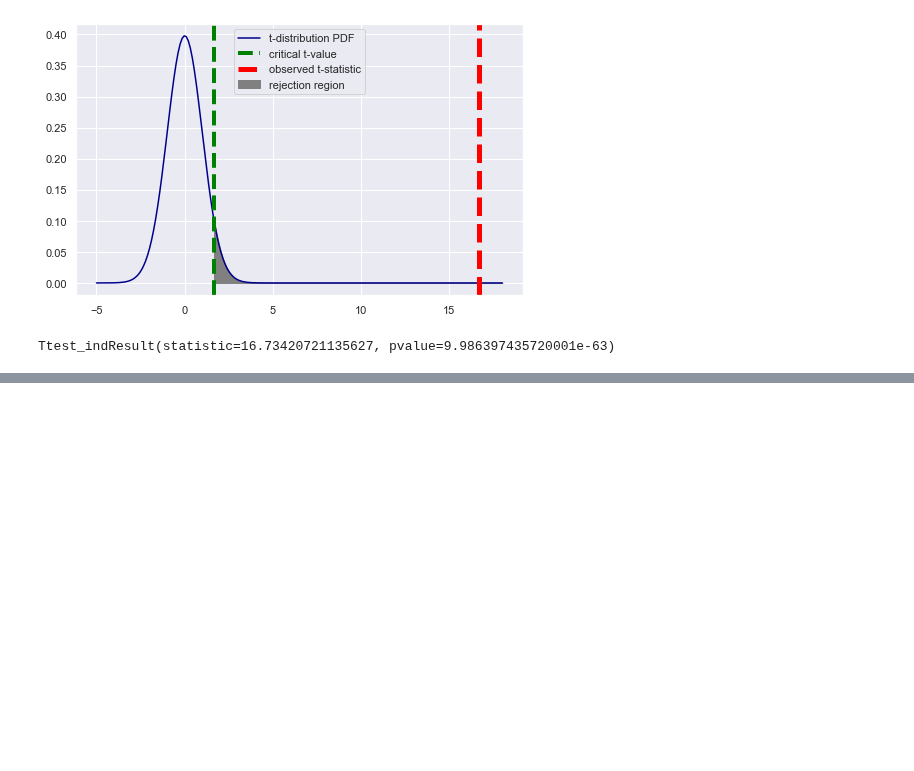
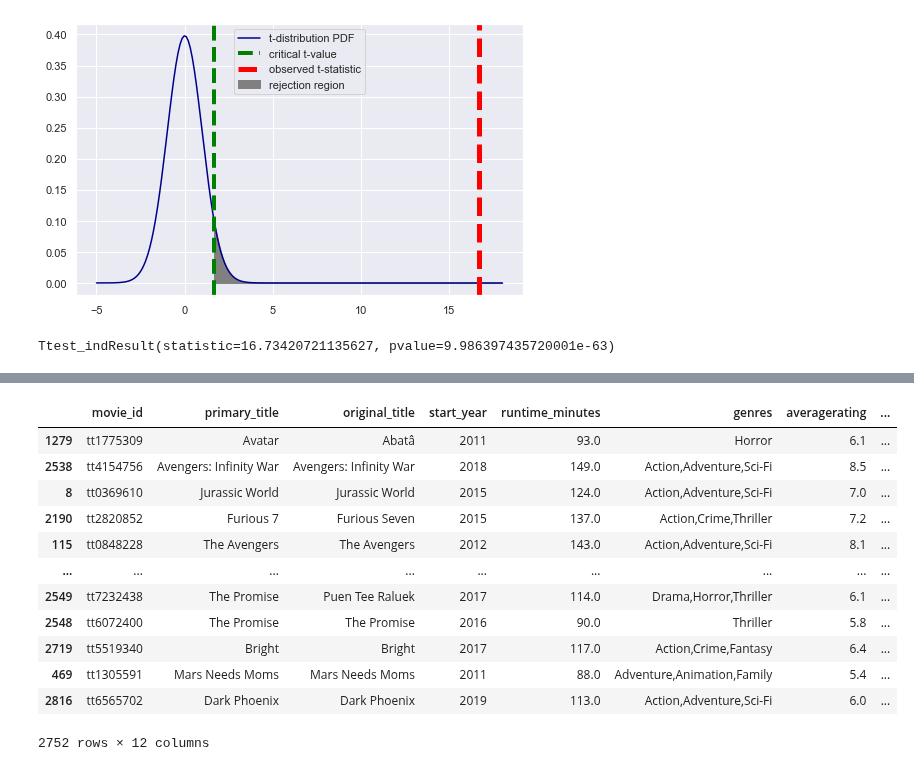
Before and after one commit to reboyce/Gilbert-Team-Repo, a Jupyter notebook: Notebooks/Reece's Notebook.ipynb, the cells around one changed output, grey strips where cells are left out. Saved outputs shown, nothing was run; the diff lists cells and outputs as text; code cells hidden in the pictures; blank space fills up the shorter version.

```diff
--- a/Notebooks/Reece's Notebook.ipynb
+++ b/Notebooks/Reece's Notebook.ipynb
@@ -459,0 +522,16 @@ Ttest_indResult(statistic=16.73420721135627, pvalue=9.986397435720001e-63)
+# %%
+second_suggestion.sort_values(by='net_revenue',axis=0, ascending=False)
+# %% [output]
+|  | movie_id | primary_title | original_title | start_year | runtime_minutes | genres | averagerating | ... |
+| 1279 | tt1775309 | Avatar | Abatâ | 2011 | 93.0 | Horror | 6.1 | ... |
+| 2538 | tt4154756 | Avengers: Infinity War | Avengers: Infinity War | 2018 | 149.0 | Action,Adventure,Sci-Fi | 8.5 | ... |
+| 8 | tt0369610 | Jurassic World | Jurassic World | 2015 | 124.0 | Action,Adventure,Sci-Fi | 7.0 | ... |
+| 2190 | tt2820852 | Furious 7 | Furious Seven | 2015 | 137.0 | Action,Crime,Thriller | 7.2 | ... |
+| 115 | tt0848228 | The Avengers | The Avengers | 2012 | 143.0 | Action,Adventure,Sci-Fi | 8.1 | ... |
+| ... | ... | ... | ... | ... | ... | ... | ... | ... |
+| 2549 | tt7232438 | The Promise | Puen Tee Raluek | 2017 | 114.0 | Drama,Horror,Thriller | 6.1 | ... |
+| 2548 | tt6072400 | The Promise | The Promise | 2016 | 90.0 | Thriller | 5.8 | ... |
+| 2719 | tt5519340 | Bright | Bright | 2017 | 117.0 | Action,Crime,Fantasy | 6.4 | ... |
+| 469 | tt1305591 | Mars Needs Moms | Mars Needs Moms | 2011 | 88.0 | Adventure,Animation,Family | 5.4 | ... |
+| 2816 | tt6565702 | Dark Phoenix | Dark Phoenix | 2019 | 113.0 | Action,Adventure,Sci-Fi | 6.0 | ... |
+2752 rows × 12 columns
```
Also changed, not shown: parts of 22 cells of this notebook.
